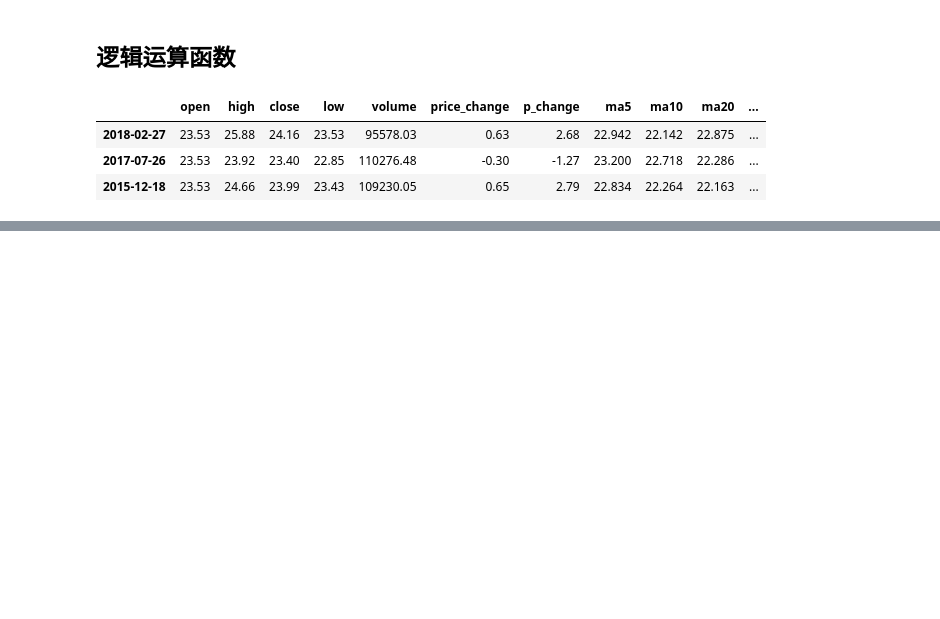
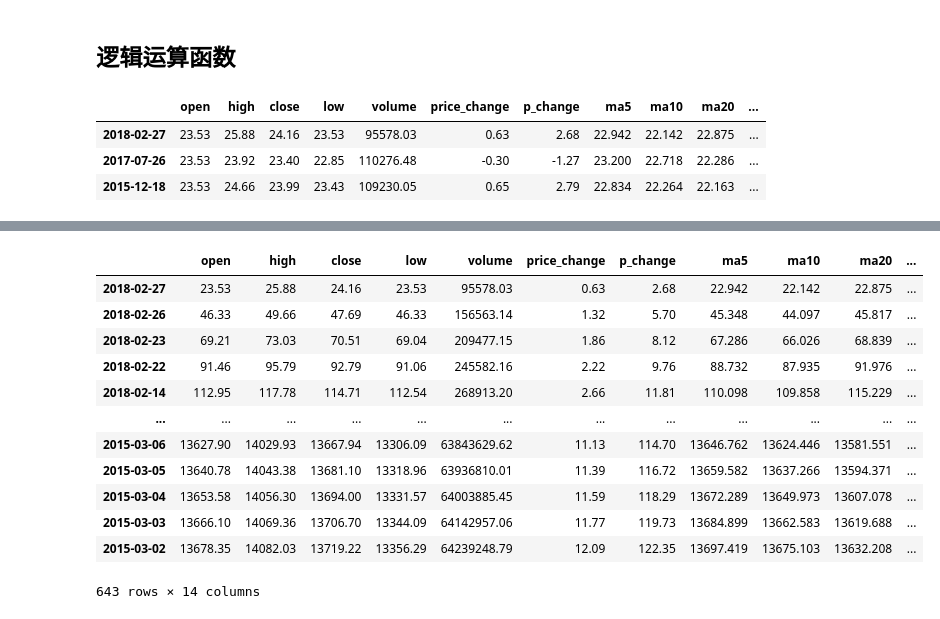
Before and after one commit to BJ-yan/Pandas-Learning, a Jupyter notebook: 5 pandas基本运算.ipynb, the cells around one changed output, grey strips where cells are left out. Drawn from its saved outputs; the diff is of its cells as text; code cells hidden in the pictures; blank space fills up the shorter version.

```diff
--- a/5 pandas基本运算.ipynb
+++ b/5 pandas基本运算.ipynb
@@ -98,0 +205,16 @@ df[df.open.isin([23.80, 25.60])]
+# %%
+df.cumsum()
+# %% [output]
+|  | open | high | close | low | volume | price_change | p_change | ma5 | ma10 | ma20 | ... |
+| 2018-02-27 | 23.53 | 25.88 | 24.16 | 23.53 | 95578.03 | 0.63 | 2.68 | 22.942 | 22.142 | 22.875 | ... |
+| 2018-02-26 | 46.33 | 49.66 | 47.69 | 46.33 | 156563.14 | 1.32 | 5.70 | 45.348 | 44.097 | 45.817 | ... |
+| 2018-02-23 | 69.21 | 73.03 | 70.51 | 69.04 | 209477.15 | 1.86 | 8.12 | 67.286 | 66.026 | 68.839 | ... |
+| 2018-02-22 | 91.46 | 95.79 | 92.79 | 91.06 | 245582.16 | 2.22 | 9.76 | 88.732 | 87.935 | 91.976 | ... |
+| 2018-02-14 | 112.95 | 117.78 | 114.71 | 112.54 | 268913.20 | 2.66 | 11.81 | 110.098 | 109.858 | 115.229 | ... |
+| ... | ... | ... | ... | ... | ... | ... | ... | ... | ... | ... | ... |
+| 2015-03-06 | 13627.90 | 14029.93 | 13667.94 | 13306.09 | 63843629.62 | 11.13 | 114.70 | 13646.762 | 13624.446 | 13581.551 | ... |
+| 2015-03-05 | 13640.78 | 14043.38 | 13681.10 | 13318.96 | 63936810.01 | 11.39 | 116.72 | 13659.582 | 13637.266 | 13594.371 | ... |
+| 2015-03-04 | 13653.58 | 14056.30 | 13694.00 | 13331.57 | 64003885.45 | 11.59 | 118.29 | 13672.289 | 13649.973 | 13607.078 | ... |
+| 2015-03-03 | 13666.10 | 14069.36 | 13706.70 | 13344.09 | 64142957.06 | 11.77 | 119.73 | 13684.899 | 13662.583 | 13619.688 | ... |
+| 2015-03-02 | 13678.35 | 14082.03 | 13719.22 | 13356.29 | 64239248.79 | 12.09 | 122.35 | 13697.419 | 13675.103 | 13632.208 | ... |
+643 rows × 14 columns
```
Also changed, not shown: parts of 11 cells of this notebook, 1 other file.
